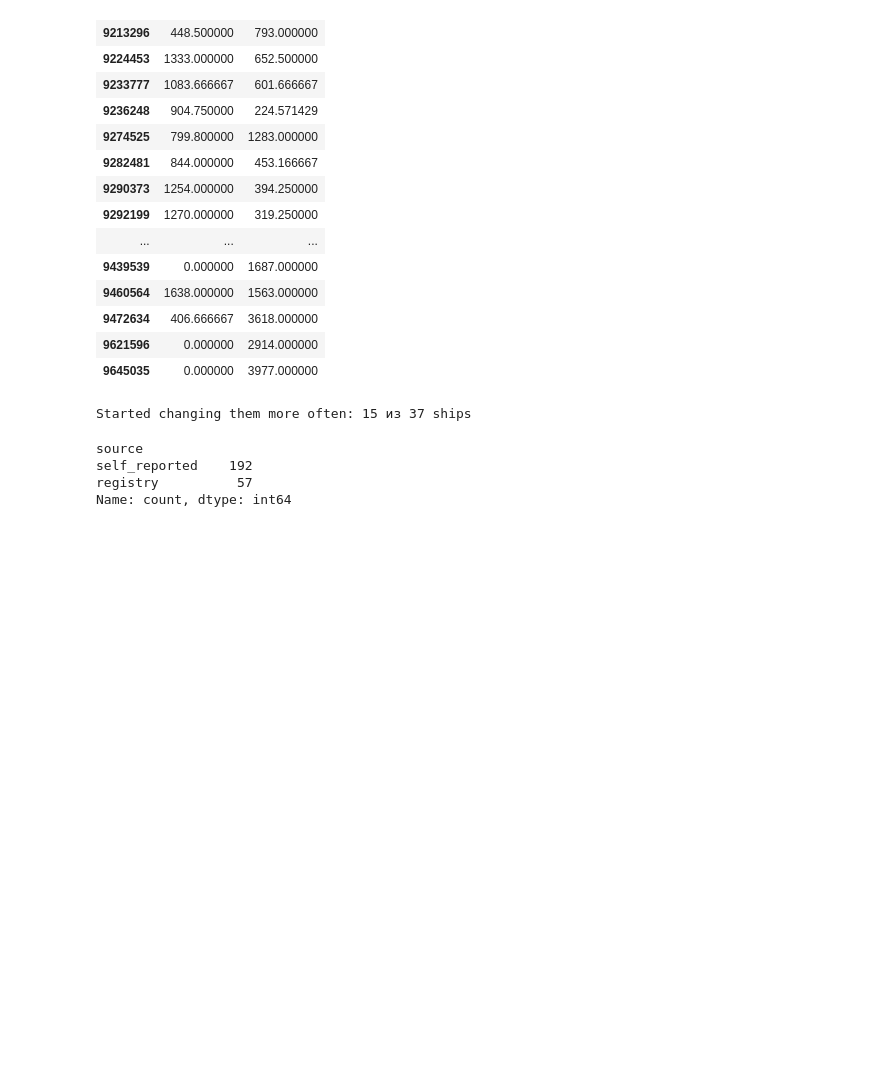
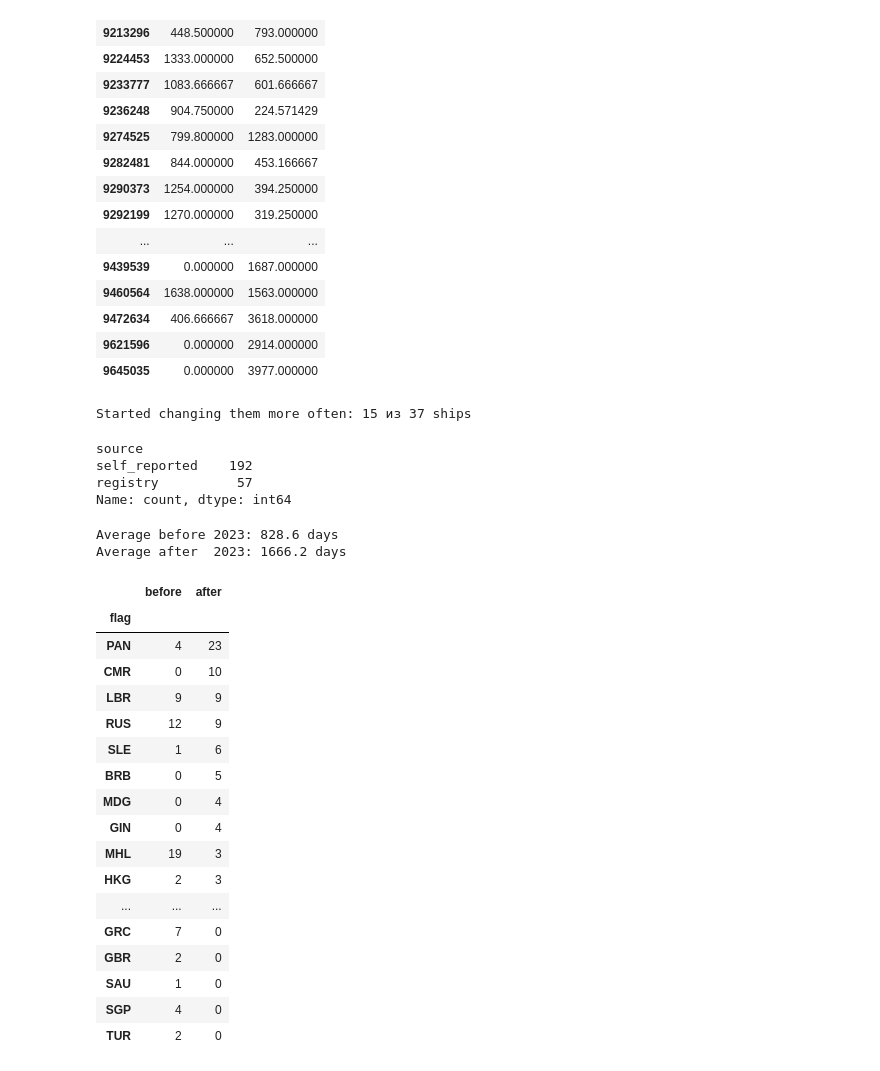
Before and after one commit to timadeyy/shadow-fleet-analysis, a Jupyter notebook: notebooks/02_flag_analysis.ipynb, the cells around one changed output. Cells and saved outputs as stored; diff of their text form; code cells hidden in the pictures; blank space fills up the shorter version.

Commit message:
Analyzed changes in the usage of different flags

```diff
--- a/notebooks/02_flag_analysis.ipynb
+++ b/notebooks/02_flag_analysis.ipynb
@@ -176,3 +177,41 @@ source
 self_reported    192
 registry          57
 Name: count, dtype: int64
+# %%
+mean_before = cmp_df['before'].mean()
+mean_after = cmp_df['after'].mean()
+
+print(f"Average before 2023: {mean_before:.1f} days")
+print(f"Average after  2023: {mean_after:.1f} days")
+# %% [output]
+Average before 2023: 828.6 days
+Average after  2023: 1666.2 days
+# %%
+identities_df.groupby('imo')['flag'].nunique()
+flags_before = before_2023.groupby('flag')['imo'].nunique()
+flags_after = after_2023.groupby('flag')['imo'].nunique()
+
+flags_df = pd.DataFrame({'before':flags_before, 'after':flags_after}).fillna(0).astype(int)
+flags_df = flags_df.sort_values(by='after', ascending=False)
+flags_df.to_csv('../data/flag_df.csv', index=False)
+
+flags_df
+# %% [output]
+|  | before | after |
+| flag |  |  |
+| PAN | 4 | 23 |
+| CMR | 0 | 10 |
+| LBR | 9 | 9 |
+| RUS | 12 | 9 |
+| SLE | 1 | 6 |
+| BRB | 0 | 5 |
+| MDG | 0 | 4 |
+| GIN | 0 | 4 |
+| MHL | 19 | 3 |
+| HKG | 2 | 3 |
+| ... | ... | ... |
+| GRC | 7 | 0 |
+| GBR | 2 | 0 |
+| SAU | 1 | 0 |
+| SGP | 4 | 0 |
+| TUR | 2 | 0 |
```
Also changed, not shown: parts of 1 cell of this notebook.
